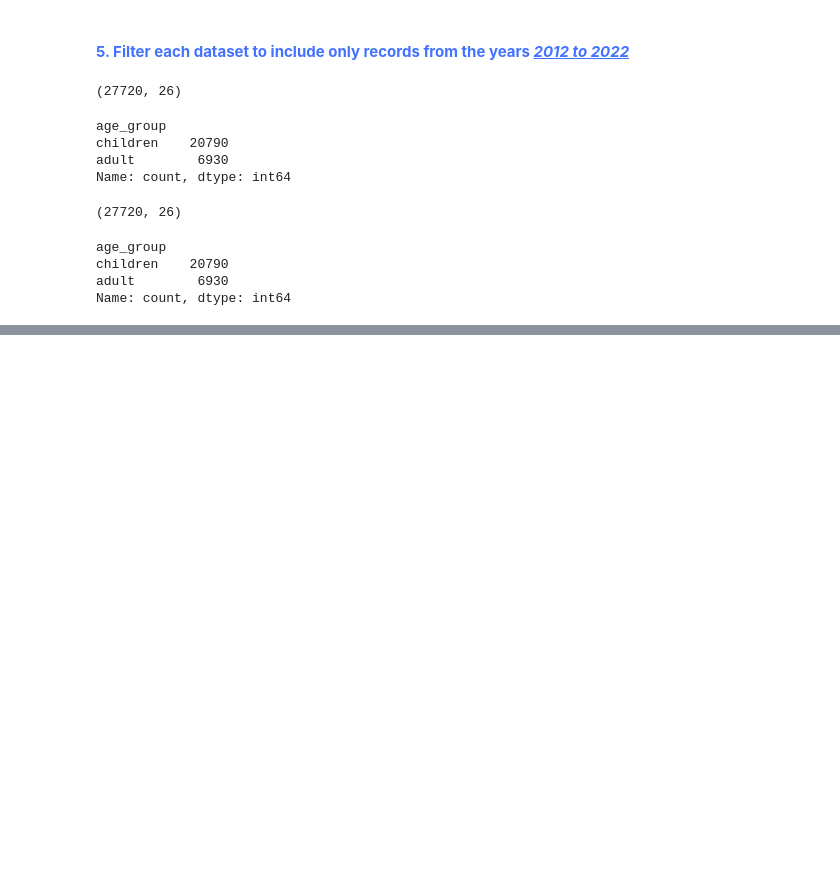
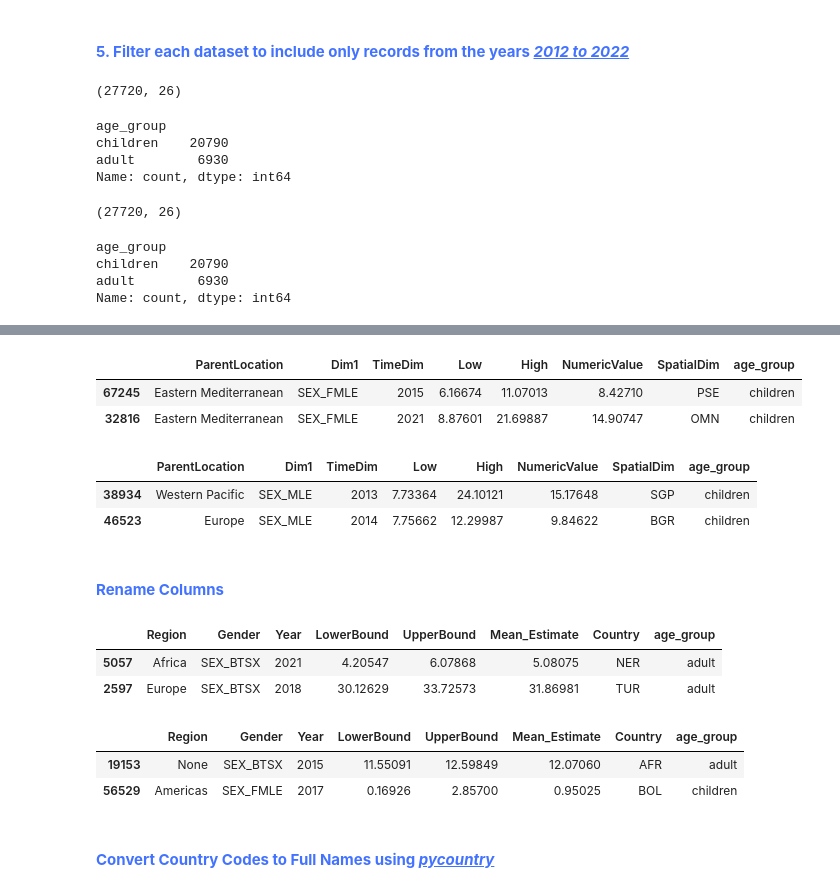
Before and after one commit to VijayRakkaiah/Nutrition_Paradox, a Jupyter notebook: Nutrition_Paradox.ipynb, the cells around one changed output, grey strips where cells are left out. Drawn from its saved outputs; the diff is of its cells as text; code cells hidden in the pictures; blank space fills up the shorter version.

```diff
--- a/Nutrition_Paradox.ipynb
+++ b/Nutrition_Paradox.ipynb
@@ -167,0 +183,35 @@ Name: count, dtype: int64
+# %%
+df_obesity = df_obesity[['ParentLocation', 'Dim1', 'TimeDim', 'Low', 'High', 'NumericValue', 'SpatialDim', 'age_group']]
+df_obesity.sample(2)
+# %% [output]
+|  | ParentLocation | Dim1 | TimeDim | Low | High | NumericValue | SpatialDim | age_group |
+| 67245 | Eastern Mediterranean | SEX_FMLE | 2015 | 6.16674 | 11.07013 | 8.42710 | PSE | children |
+| 32816 | Eastern Mediterranean | SEX_FMLE | 2021 | 8.87601 | 21.69887 | 14.90747 | OMN | children |
+# %%
+df_malnutrition = df_malnutrition[['ParentLocation', 'Dim1', 'TimeDim', 'Low', 'High', 'NumericValue', 'SpatialDim', 'age_group']]
+df_obesity.sample(2)
+# %% [output]
+|  | ParentLocation | Dim1 | TimeDim | Low | High | NumericValue | SpatialDim | age_group |
+| 38934 | Western Pacific | SEX_MLE | 2013 | 7.73364 | 24.10121 | 15.17648 | SGP | children |
+| 46523 | Europe | SEX_MLE | 2014 | 7.75662 | 12.29987 | 9.84622 | BGR | children |
+# %% [markdown]
+#### <span style="color:#4272FF;">**Rename Columns**</span>
+# %%
+new_columns = {'TimeDim': 'Year', 'Dim1': 'Gender', 'NumericValue': 'Mean_Estimate',
+               'Low': 'LowerBound', 'High': 'UpperBound', 'ParentLocation': 'Region',
+              'SpatialDim': 'Country'}
+df_obesity = df_obesity.rename(columns=new_columns)
+df_obesity.sample(2)
+# %% [output]
+|  | Region | Gender | Year | LowerBound | UpperBound | Mean_Estimate | Country | age_group |
+| 5057 | Africa | SEX_BTSX | 2021 | 4.20547 | 6.07868 | 5.08075 | NER | adult |
+| 2597 | Europe | SEX_BTSX | 2018 | 30.12629 | 33.72573 | 31.86981 | TUR | adult |
+# %%
+df_malnutrition = df_malnutrition.rename(columns=new_columns)
+df_malnutrition.sample(2)
+# %% [output]
+|  | Region | Gender | Year | LowerBound | UpperBound | Mean_Estimate | Country | age_group |
+| 19153 | None | SEX_BTSX | 2015 | 11.55091 | 12.59849 | 12.07060 | AFR | adult |
+| 56529 | Americas | SEX_FMLE | 2017 | 0.16926 | 2.85700 | 0.95025 | BOL | children |
+# %% [markdown]
+#### <span style="color:#4272FF;">**Convert Country Codes to Full Names using <u>*pycountry*</u>**</span>
```
Also changed, not shown: parts of 27 cells of this notebook.
